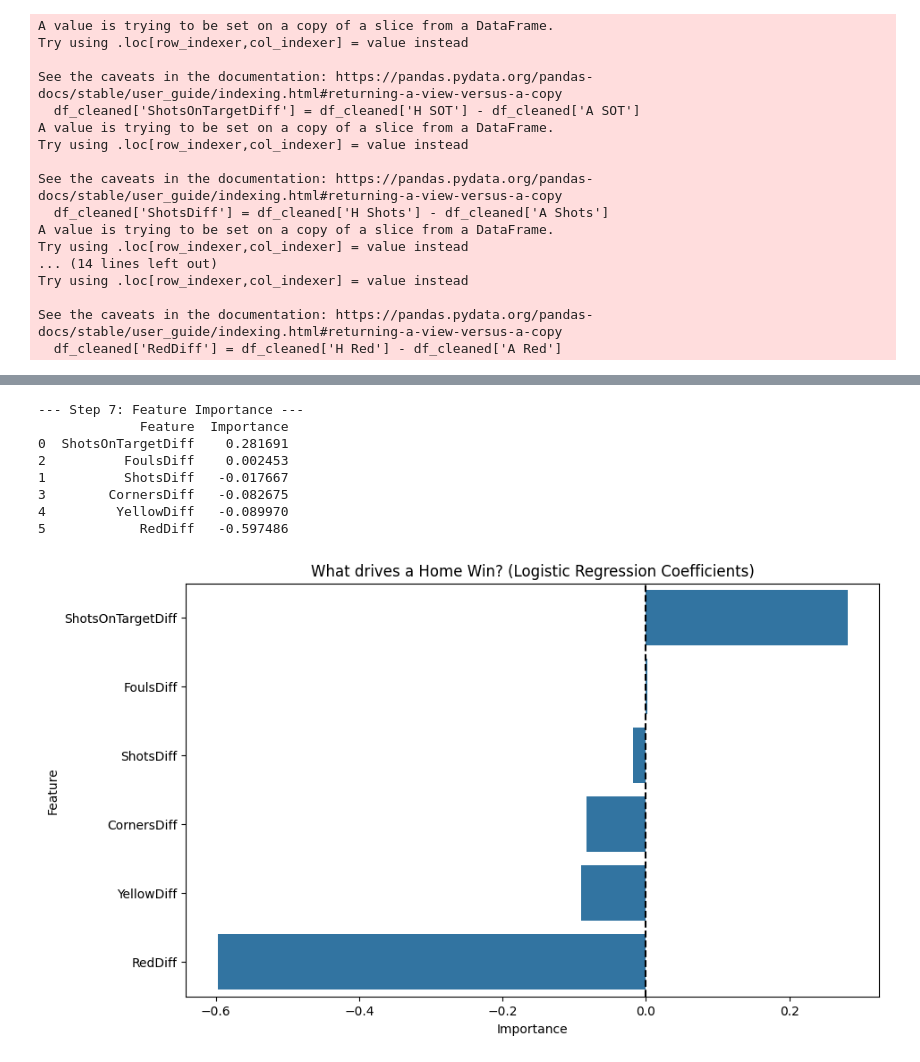
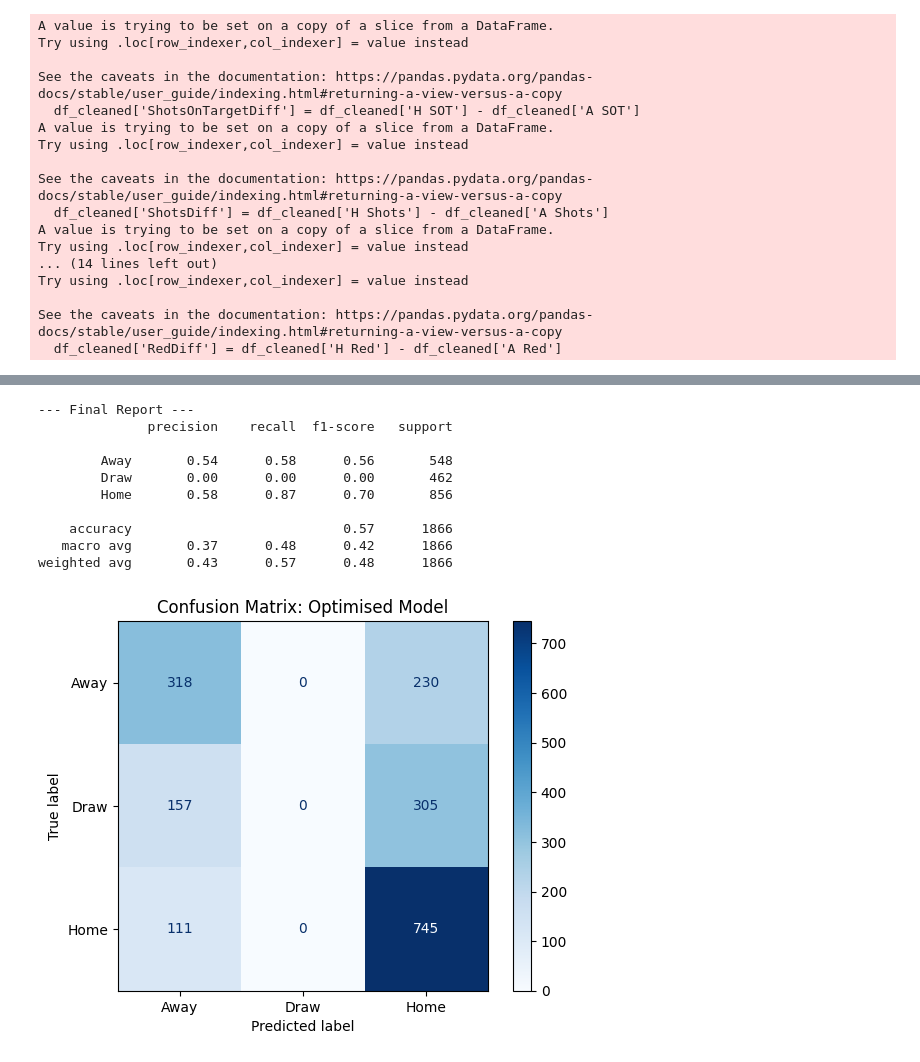
Before and after one commit to sriharimohan/Premier-League-Match-Prediction-using-ML-Models, a Jupyter notebook: Project_Main.ipynb, the cells around one changed output, grey strips where cells are left out. Drawn from its saved outputs; the diff is of its cells as text; code cells hidden in the pictures.

```diff
--- a/Project_Main.ipynb
+++ b/Project_Main.ipynb
@@ -209,35 +201,26 @@ plt.show()
-# %%
-import seaborn as sns
-
-print("\n--- Step 7: Feature Importance ---")
-
-# Get the importance (Coefficients) for 'Home Win' (Class 2)
-# Positive number = Helps Home Win. Negative number = Hurts Home Win.
-importance = best_model.coef_[2]
-
-# Create a table
-feature_importance = pd.DataFrame({
-    'Feature': features,
-    'Importance': importance
-})
-
-# Sort by importance
-feature_importance = feature_importance.sort_values(by='Importance', ascending=False)
-print(feature_importance)
-
-# Plot it
-plt.figure(figsize=(10, 6))
-sns.barplot(x='Importance', y='Feature', data=feature_importance)
-plt.title("What drives a Home Win? (Logistic Regression Coefficients)")
-plt.axvline(x=0, color='black', linestyle='--') # Add a line at 0
-plt.show()
-# %% [output]
---- Step 7: Feature Importance ---
-             Feature  Importance
-0  ShotsOnTargetDiff    0.281691
-2          FoulsDiff    0.002453
-1          ShotsDiff   -0.017667
-3        CornersDiff   -0.082675
-4         YellowDiff   -0.089970
-5            RedDiff   -0.597486
-[figure, removed]
+# %%
+from sklearn.metrics import classification_report, ConfusionMatrixDisplay
+
+print("\n--- Final Report ---")
+y_pred_final = best_model.predict(X_test_scaled)
+
+# 1. Detailed Report
+print(classification_report(y_test, y_pred_final, target_names=['Away', 'Draw', 'Home']))
+
+# 2. Confusion Matrix Plot
+ConfusionMatrixDisplay.from_estimator(best_model, X_test_scaled, y_test,
+                                      display_labels=['Away', 'Draw', 'Home'], cmap='Blues')
+plt.title("Confusion Matrix: Optimised Model")
+plt.show()
+# %% [output]
+--- Final Report ---
+              precision    recall  f1-score   support
+
+        Away       0.54      0.58      0.56       548
+        Draw       0.00      0.00      0.00       462
+        Home       0.58      0.87      0.70       856
+
+    accuracy                           0.57      1866
+   macro avg       0.37      0.48      0.42      1866
+weighted avg       0.43      0.57      0.48      1866
+[figure, added]
```
Also changed, not shown: parts of 9 cells of this notebook.
